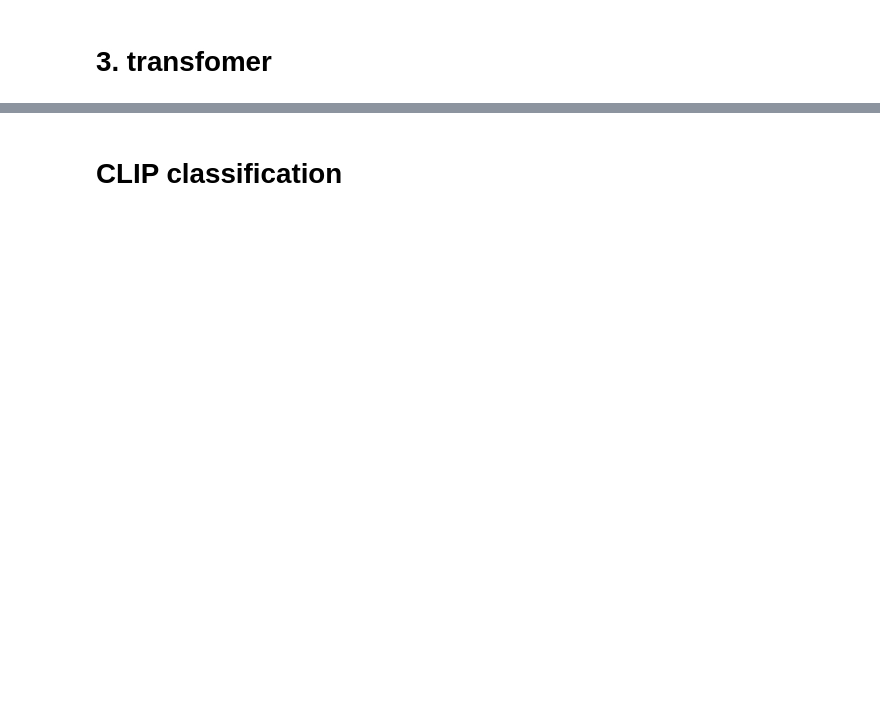
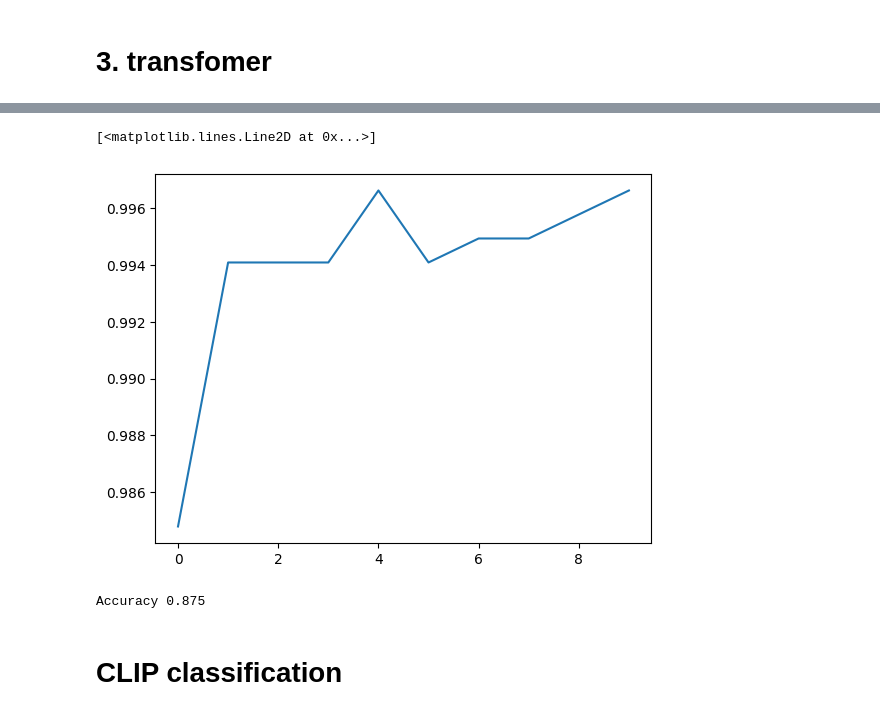
Before and after one commit to uichan8/Neural_Networks_final_project, a Jupyter notebook: main.ipynb, the cells around one changed output, grey strips where cells are left out. Cells and saved outputs as stored; diff of their text form; code cells hidden in the pictures; blank space fills up the shorter version.

```diff
--- a/main.ipynb
+++ b/main.ipynb
@@ -13,7 +16,6 @@ from torch.utils.data import DataLoader
 transform = transforms.Compose([
     transforms.RandomHorizontalFlip(),
     transforms.RandomRotation(15),
-    transforms.ColorJitter(brightness=0.2, contrast=0.2, saturation=0.2, hue=0.1),
     transforms.RandomResizedCrop(224, scale=(0.8, 1.0)),
 ])
 BATCH_SIZE = 128
@@ -24,6 +26,9 @@ train_loader = DataLoader(train_data, batch_size = BATCH_SIZE, shuffle=True)
 
 test_data = muffin_chihuahua(root='data/test')
 test_loader = DataLoader(test_data, batch_size = BATCH_SIZE, shuffle=True)
+
+test2_data = muffin_chihuahua(root='data/test2')
+test2_loader = DataLoader(test2_data, batch_size = BATCH_SIZE, shuffle=True)
 # %% [output]
 muffin: 2174
 chihuahua: 2559
@@ -173,3 +242,28 @@ Accuracy 0.9949324324324325
+# %%
+plt.plot(total_acc, label='accuracy')
+# %% [output]
+[<matplotlib.lines.Line2D at 0x...>]
+[figure, added]
+# %%
+# foward test2
+model = vit_base().to(DEVICE)
+model.load_state_dict(torch.load('vit.pth'))
+model.eval()
+val_total = 0
+correct = 0
+total = 0
+with torch.no_grad():
+    for i, (data, target) in enumerate(test2_loader):
+        data, target = data.to(DEVICE), target.to(DEVICE)
+        output = model(data)
+        _, predicted = torch.max(output, 1)
+        total += target.size(0)
+        correct += (predicted == target).sum().item()
+        loss = criterion(output, target)
+        val_total += loss.item()
+print(f'Accuracy {correct/total}')
+# %% [output]
+Accuracy 0.875
 # %% [markdown]
 # CLIP classification
 # %%
```
Also changed, not shown: parts of 9 cells of this notebook, 16 other files.
